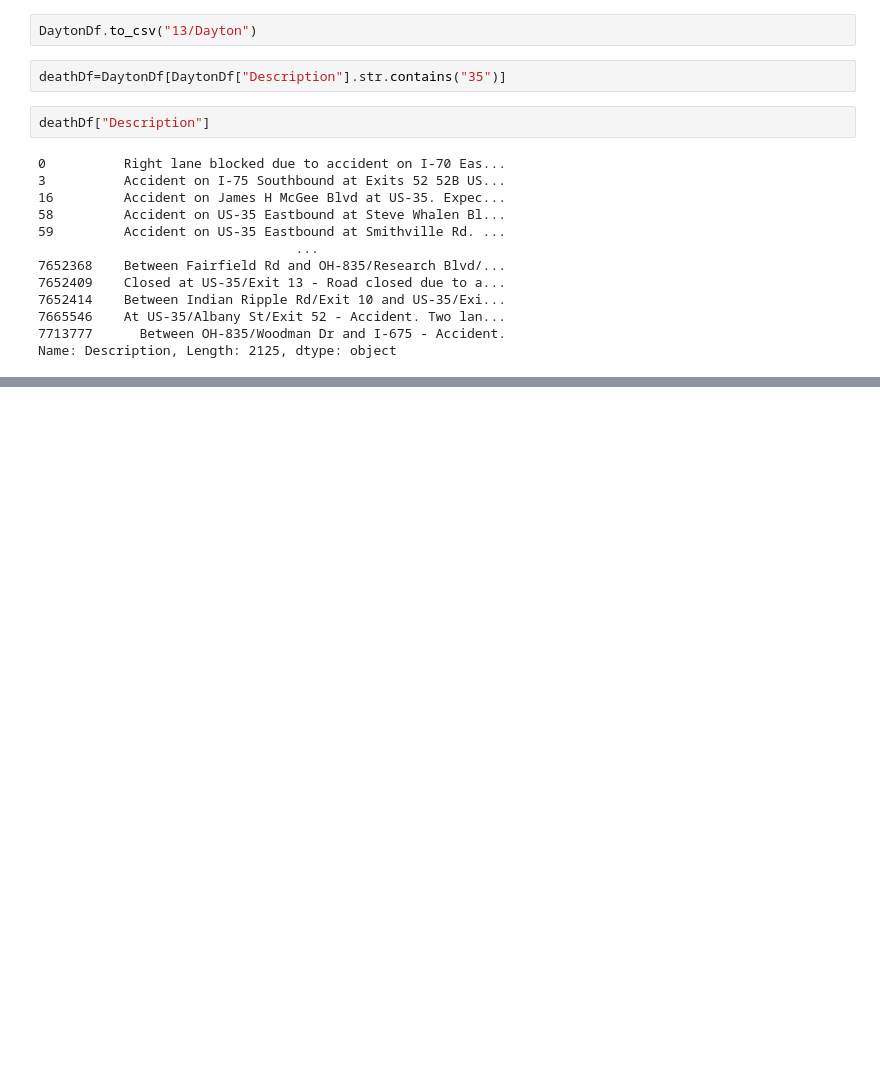
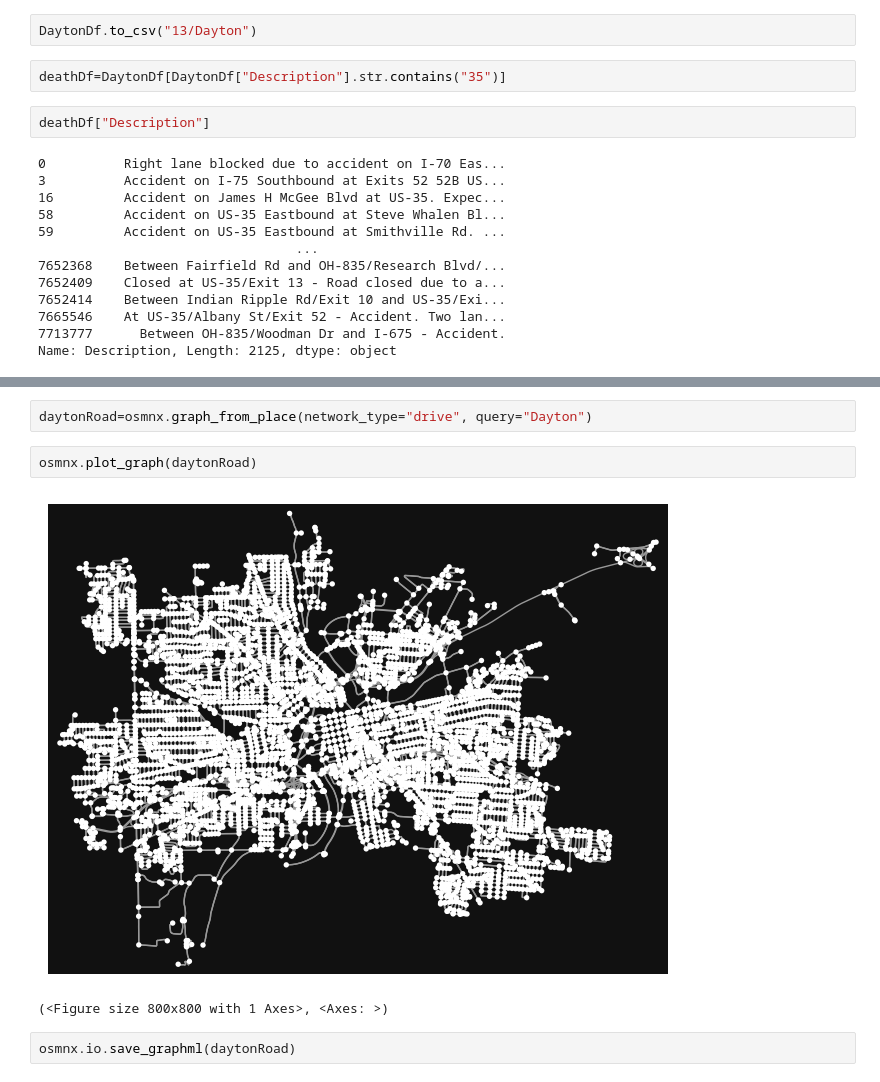
Before and after one commit to KaarenTenson/AccidentModel, a Jupyter notebook: USAccidentDataProcessing.ipynb, the cells around one changed output, grey strips where cells are left out. Drawn from its saved outputs; the diff is of its cells as text; blank space fills up the shorter version.

```diff
--- a/USAccidentDataProcessing.ipynb
+++ b/USAccidentDataProcessing.ipynb
@@ -55,0 +74,9 @@ Name: Description, Length: 2125, dtype: object
+# %%
+daytonRoad=osmnx.graph_from_place(network_type="drive", query="Dayton")
+# %%
+osmnx.plot_graph(daytonRoad)
+# %% [output]
+[figure, added]
+(<Figure size 800x800 with 1 Axes>, <Axes: >)
+# %%
+osmnx.io.save_graphml(daytonRoad)
```
Also changed, not shown: parts of 2 cells of this notebook, 1 other file.
